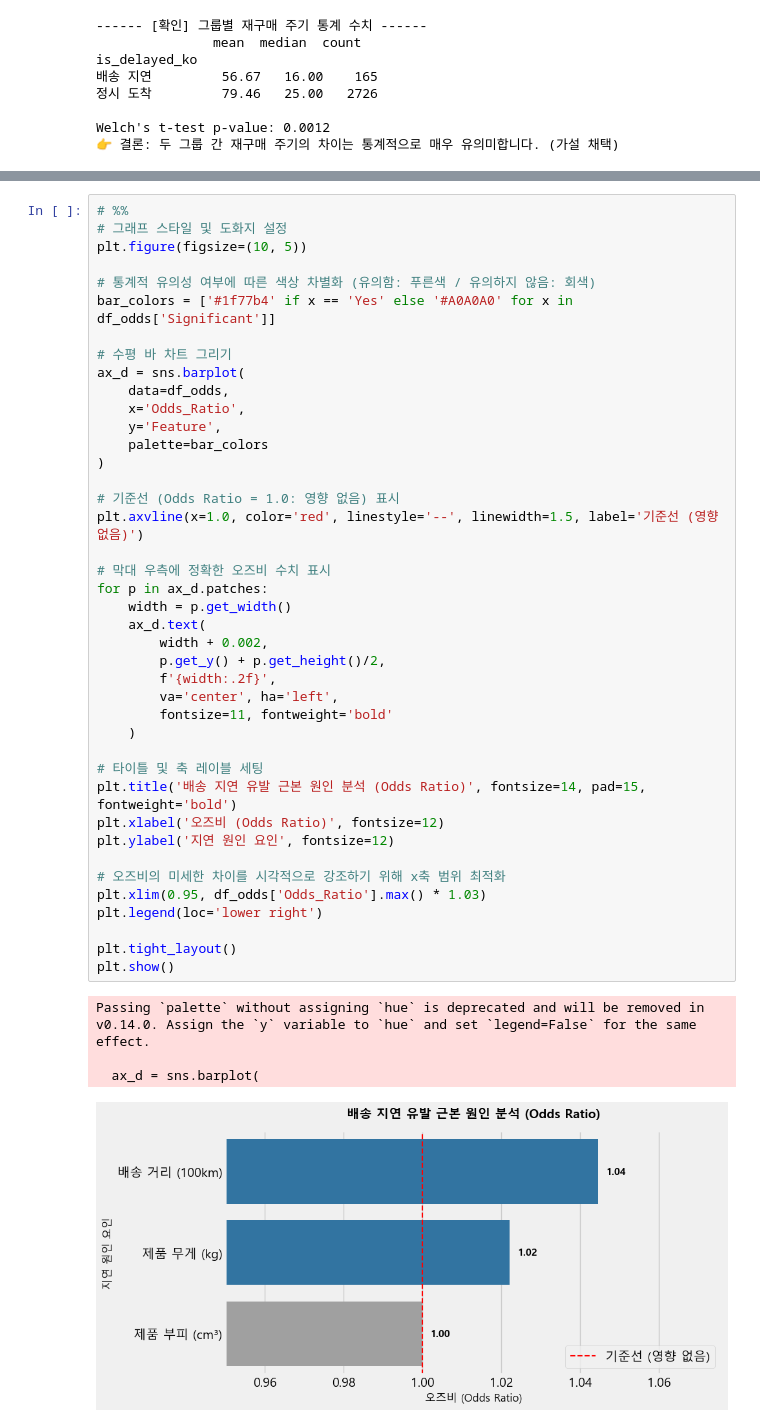
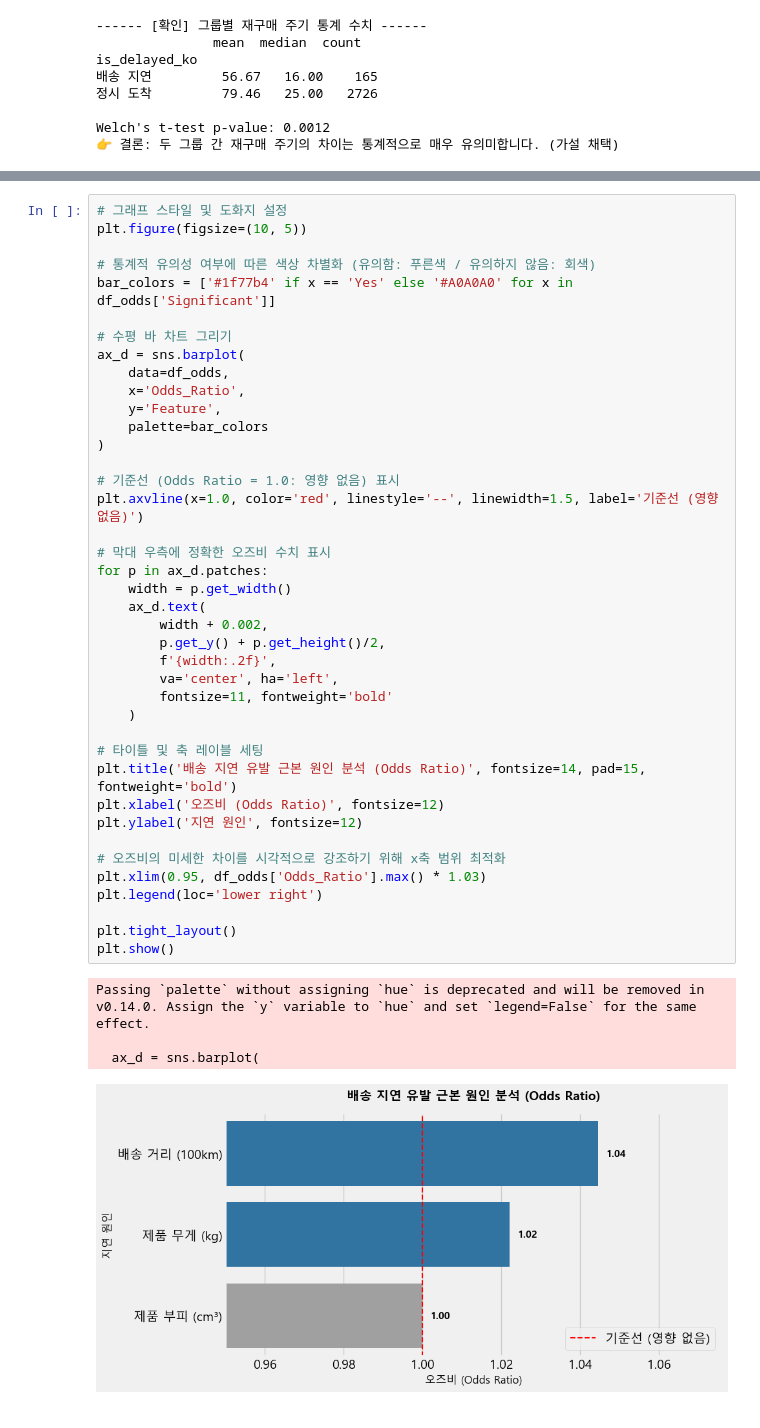
Before and after one commit to eunsung20311-dot/Olist-E-commerce-Analysis, a Jupyter notebook: 2.Hypothesis_Testing.ipynb, the cells around one changed output, grey strips where cells are left out. Drawn from its saved outputs; the diff is of its cells as text.

```diff
--- a/2.Hypothesis_Testing.ipynb
+++ b/2.Hypothesis_Testing.ipynb
@@ -415,4 +409,3 @@ product_volume_cm3    제품 부피 (cm³)        1.00          No
-# %%
 # %%
 # 그래프 스타일 및 도화지 설정
 plt.figure(figsize=(10, 5))
@@ -429,32 +422,32 @@ ax_d = sns.barplot(
 )
 
 # 기준선 (Odds Ratio = 1.0: 영향 없음) 표시
 plt.axvline(x=1.0, color='red', linestyle='--', linewidth=1.5, label='기준선 (영향 없음)')
 
 # 막대 우측에 정확한 오즈비 수치 표시
 for p in ax_d.patches:
     width = p.get_width()
     ax_d.text(
         width + 0.002,
         p.get_y() + p.get_height()/2,
         f'{width:.2f}',
         va='center', ha='left',
         fontsize=11, fontweight='bold'
     )
 
 # 타이틀 및 축 레이블 세팅
 plt.title('배송 지연 유발 근본 원인 분석 (Odds Ratio)', fontsize=14, pad=15, fontweight='bold')
 plt.xlabel('오즈비 (Odds Ratio)', fontsize=12)
-plt.ylabel('지연 원인 요인', fontsize=12)
+plt.ylabel('지연 원인', fontsize=12)
 
 # 오즈비의 미세한 차이를 시각적으로 강조하기 위해 x축 범위 최적화
 plt.xlim(0.95, df_odds['Odds_Ratio'].max() * 1.03)
 plt.legend(loc='lower right')
 
 plt.tight_layout()
 plt.show()
 # %% [output]
 Passing `palette` without assigning `hue` is deprecated and will be removed in v0.14.0. Assign the `y` variable to `hue` and set `legend=False` for the same effect.
 
   ax_d = sns.barplot(
-[figure, old version]
+[figure, new version]
```
Also changed, not shown: parts of 18 cells of this notebook.
